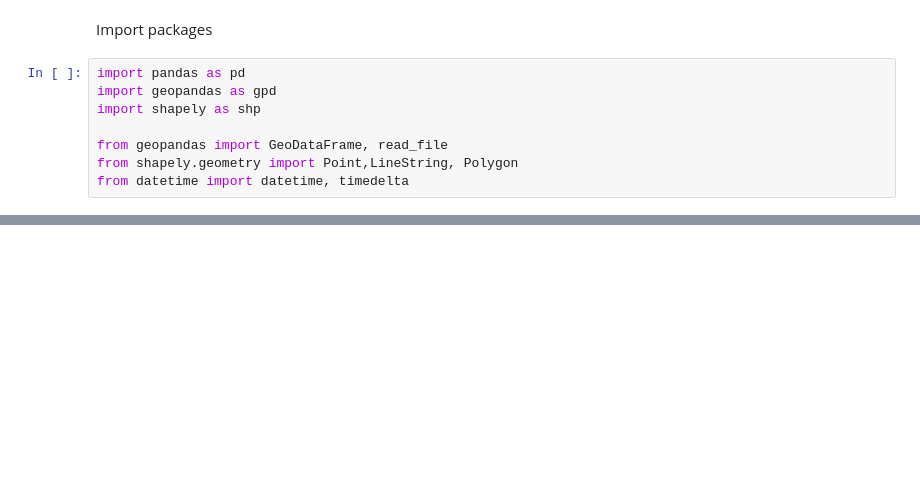
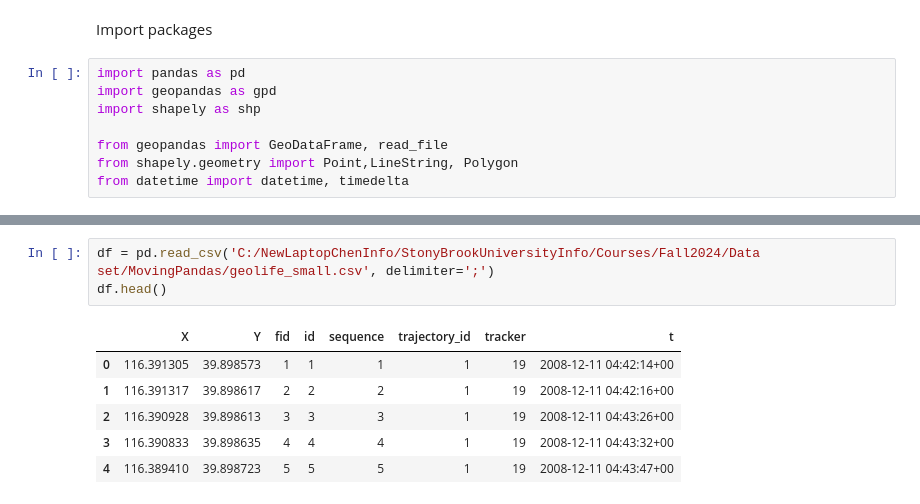
Before and after one commit to ChenZhu50/Trajectory_Research, a Jupyter notebook: MovingPanda/movingpanda.ipynb, the cells around one changed output, grey strips where cells are left out. Drawn from its saved outputs; the diff is of its cells as text; blank space fills up the shorter version.

```diff
--- a/MovingPanda/movingpanda.ipynb
+++ b/MovingPanda/movingpanda.ipynb
@@ -50,0 +83,10 @@ class Trajectory:
+# %%
+df = pd.read_csv('C:/NewLaptopChenInfo/StonyBrookUniversityInfo/Courses/Fall2024/Data set/MovingPandas/geolife_small.csv', delimiter=';')
+df.head()
+# %% [output]
+|  | X | Y | fid | id | sequence | trajectory_id | tracker | t |
+| 0 | 116.391305 | 39.898573 | 1 | 1 | 1 | 1 | 19 | 2008-12-11 04:42:14+00 |
+| 1 | 116.391317 | 39.898617 | 2 | 2 | 2 | 1 | 19 | 2008-12-11 04:42:16+00 |
+| 2 | 116.390928 | 39.898613 | 3 | 3 | 3 | 1 | 19 | 2008-12-11 04:43:26+00 |
+| 3 | 116.390833 | 39.898635 | 4 | 4 | 4 | 1 | 19 | 2008-12-11 04:43:32+00 |
+| 4 | 116.389410 | 39.898723 | 5 | 5 | 5 | 1 | 19 | 2008-12-11 04:43:47+00 |
```
Also changed, not shown: parts of 9 cells of this notebook.
